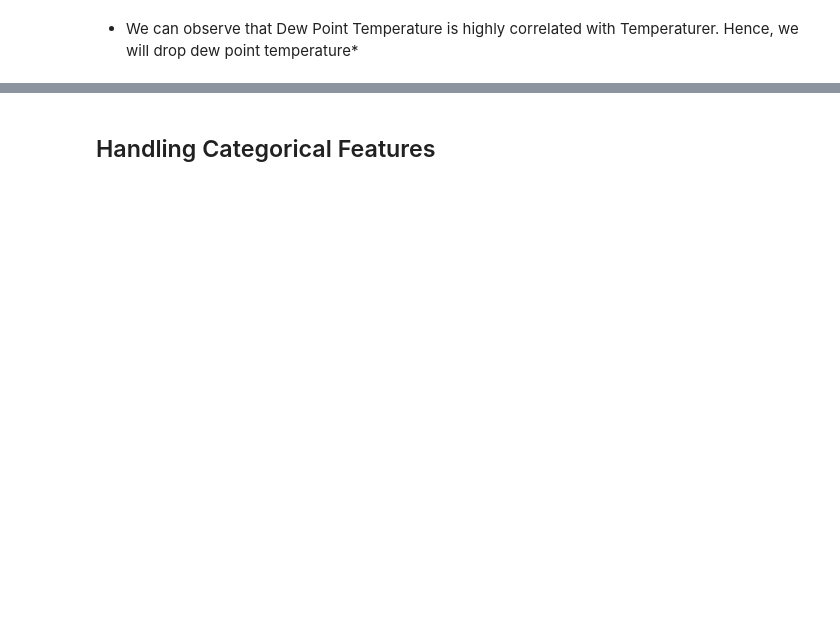
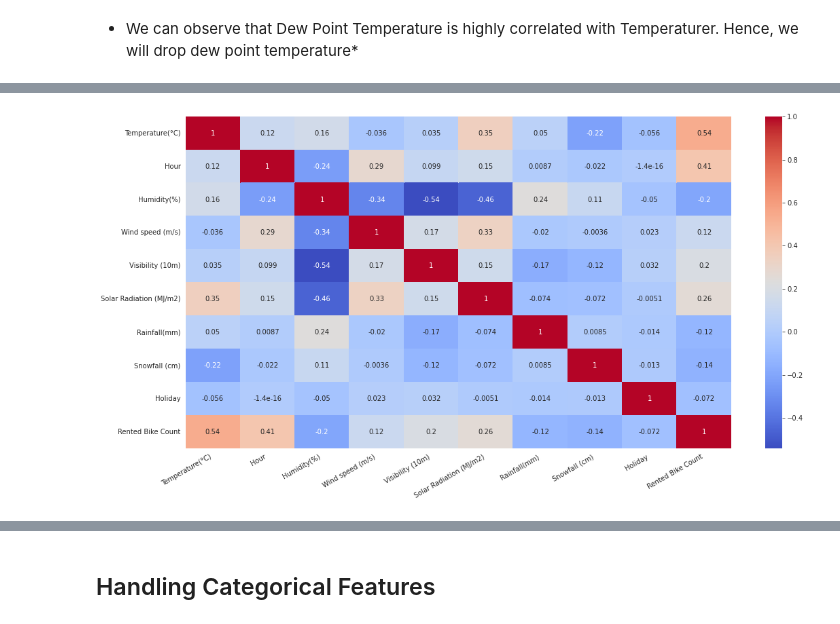
Before and after one commit to oweskhan77/Bike-Sharing-Demand-Prediction, a Jupyter notebook: Bike_Sharing_Demand_Prediction_.ipynb, the cells around one changed output, grey strips where cells are left out. Saved outputs shown, nothing was run; the diff lists cells and outputs as text; code cells hidden in the pictures; blank space fills up the shorter version.

```diff
--- a/Bike_Sharing_Demand_Prediction_.ipynb
+++ b/Bike_Sharing_Demand_Prediction_.ipynb
@@ -525,0 +551,5 @@ df.drop('Dew point temperature(°C)', inplace = True, axis = 1)
+# %%
+# Check VIF for each numerical variable
+numerical_features=['Temperature(°C)','Hour', 'Humidity(%)', 'Wind speed (m/s)', 'Visibility (10m)', 'Solar Radiation (MJ/m2)', 'Rainfall(mm)', 'Snowfall (cm)', 'Holiday']
+
+cal_vif(df[numerical_features])
@@ -525,0 +567,11 @@ df.drop('Dew point temperature(°C)', inplace = True, axis = 1)
+# %%
+# Let's update data set for our model building
+df = df[numerical_features + ['Rented Bike Count']]
+
+# Checking corelation
+plt.figure(figsize=(18,9))
+plot = sns.heatmap(df.corr(), annot=True, cmap='coolwarm')
+plot.set_xticklabels(plot.get_xticklabels(), rotation=30, horizontalalignment='right')
+plt.show()
+# %% [output]
+[figure, added]
```
Also changed, not shown: parts of 131 cells of this notebook.
